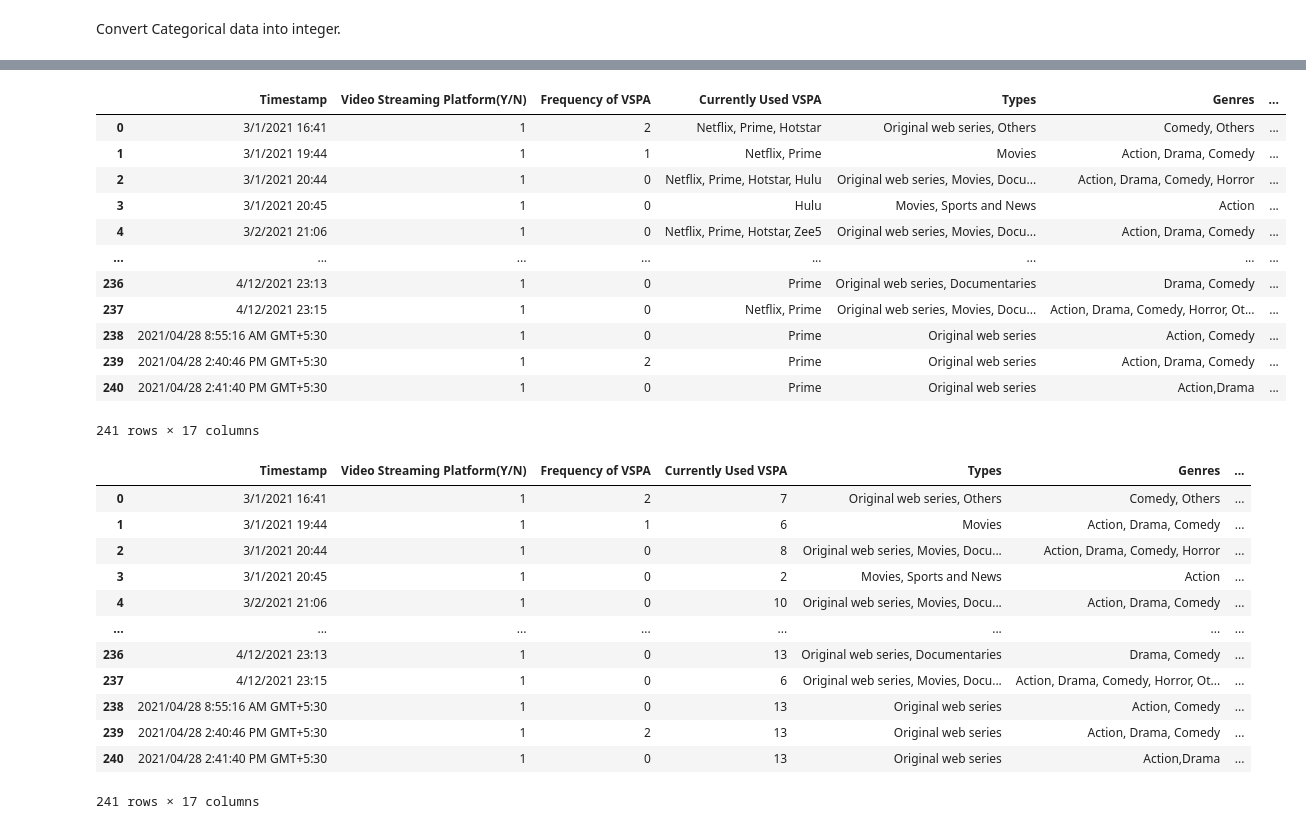
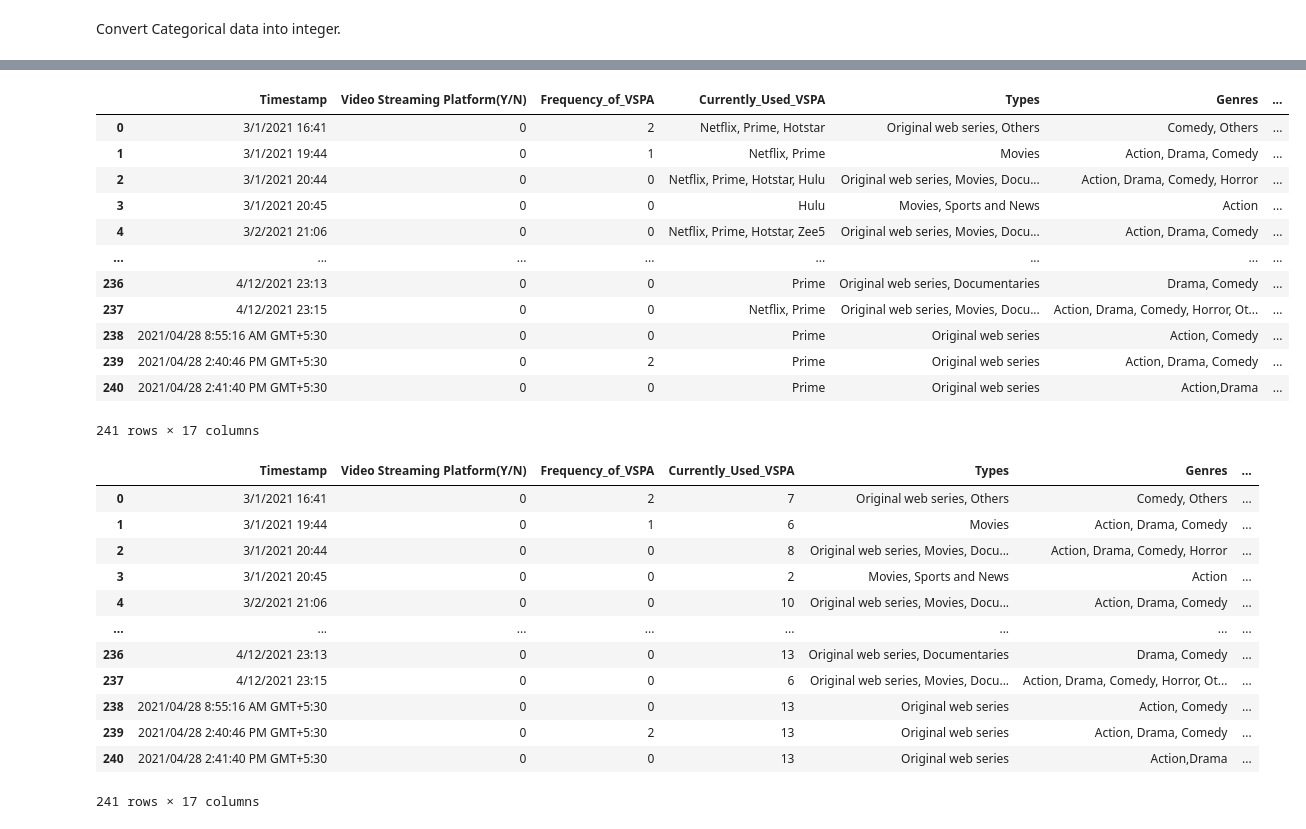
Before and after one commit to snehachauhan/project_final, a Jupyter notebook: OTT_int.ipynb, the cells around one changed output, grey strips where cells are left out. Drawn from its saved outputs; the diff is of its cells as text; code cells hidden in the pictures.

```diff
--- a/OTT_int.ipynb
+++ b/OTT_int.ipynb
@@ -469,20 +464,20 @@ Name: 16. Would you like to give any suggestion for the improvement., Length: 81
 # %% [markdown]
 Change the Column name of the dataset.
 # %%
-    data.rename(columns ={'1.  Do you use Video Streaming Platform?':'Video Streaming Platform(Y/N)', '2. How frequently you watch or stream online platforms ?':'Frequency of VSPA',
-                           '3. Which of the following Video Streaming Platform do you currently use?':'Currently Used VSPA',
+    data.rename(columns ={'1.  Do you use Video Streaming Platform?':'Video Streaming Platform(Y/N)', '2. How frequently you watch or stream online platforms ?':'Frequency_of_VSPA',
+                           '3. Which of the following Video Streaming Platform do you currently use?':'Currently_Used_VSPA',
                            '4. What do you watch the most on video streaming platform? ':'Types',
                            '5. Which type of web series or movies do you prefer most?':'Genres',
-                           '6.  Have you watch or familiar with these original web series of Netflix.':'Netflix Original Series',
-                           '7. Have you watch or familiar with these original web series of Amazon  Prime.':'Prime Original Series',
-                           '8. Have you watch or familiar with these original web series of Hotstar.':'Hotstar Original Series',
-                            '9. Have you watch or familiar with these original web series of Hulu.':'Hulu Original Series',
+                           '6.  Have you watch or familiar with these original web series of Netflix.':'Netflix_Originals',
+                           '7. Have you watch or familiar with these original web series of Amazon  Prime.':'Prime_Originals',
+                           '8. Have you watch or familiar with these original web series of Hotstar.':'Hotstar_Originals',
+                            '9. Have you watch or familiar with these original web series of Hulu.':'Hulu_Originals',
                             '10. What is your age?':'Age',
                            '11. From where did you get the idea of these web series.':'advertisement',
                             '12. On what basis you frequently choose your movies or web series.':'Selection',
-                           '13. How long you are using these video streaming platforms.':'Time Period',
+                           '13. How long you are using these video streaming platforms.':'Duration',
                             '14. Choose the features which you think is essential on your streaming platforms.':'Features',
-                            '15. How was your overall experience of video streaming platforms according to original web series.':'Overall Rating',
+                            '15. How was your overall experience of video streaming platforms according to original web series.':'Overall_Rating',
                             '16. Would you like to give any suggestion for the improvement.':'Suggestion'},inplace=True
                 )
 # %%
@@ -500,6 +495,6 @@ Convert Categorical data into integer.
 from sklearn.preprocessing import LabelEncoder
 number=LabelEncoder()
 # %%
-data['Video Streaming Platform(Y/N)']=number.fit_transform(data['Video Streaming Platform(Y/N)']).astype('str')
+data['Video Streaming Platform(Y/N)']=number.fit_transform(data['Video Streaming Platform(Y/N)']).astype('int')
 data
 # %% [output]
@@ -518,35 +513,35 @@ data
 241 rows × 17 columns
 # %%
-data['Frequency of VSPA']=number.fit_transform(data['Frequency of VSPA']).astype('str')
+data['Frequency_of_VSPA']=number.fit_transform(data['Frequency_of_VSPA']).astype('int')
 data
 # %% [output]
-|  | Timestamp | Video Streaming Platform(Y/N) | Frequency of VSPA | Currently Used VSPA | Types | Genres | ... |
-| 0 | 3/1/2021 16:41 | 1 | 2 | Netflix, Prime, Hotstar | Original web series, Others | Comedy, Others | ... |
-| 1 | 3/1/2021 19:44 | 1 | 1 | Netflix, Prime | Movies | Action, Drama, Comedy | ... |
-| 2 | 3/1/2021 20:44 | 1 | 0 | Netflix, Prime, Hotstar, Hulu | Original web series, Movies, Docu... | Action, Drama, Comedy, Horror | ... |
-| 3 | 3/1/2021 20:45 | 1 | 0 | Hulu | Movies, Sports and News | Action | ... |
-| 4 | 3/2/2021 21:06 | 1 | 0 | Netflix, Prime, Hotstar, Zee5 | Original web series, Movies, Docu... | Action, Drama, Comedy | ... |
+|  | Timestamp | Video Streaming Platform(Y/N) | Frequency_of_VSPA | Currently_Used_VSPA | Types | Genres | ... |
+| 0 | 3/1/2021 16:41 | 0 | 2 | Netflix, Prime, Hotstar | Original web series, Others | Comedy, Others | ... |
+| 1 | 3/1/2021 19:44 | 0 | 1 | Netflix, Prime | Movies | Action, Drama, Comedy | ... |
+| 2 | 3/1/2021 20:44 | 0 | 0 | Netflix, Prime, Hotstar, Hulu | Original web series, Movies, Docu... | Action, Drama, Comedy, Horror | ... |
+| 3 | 3/1/2021 20:45 | 0 | 0 | Hulu | Movies, Sports and News | Action | ... |
+| 4 | 3/2/2021 21:06 | 0 | 0 | Netflix, Prime, Hotstar, Zee5 | Original web series, Movies, Docu... | Action, Drama, Comedy | ... |
 | ... | ... | ... | ... | ... | ... | ... | ... |
-| 236 | 4/12/2021 23:13 | 1 | 0 | Prime | Original web series, Documentaries | Drama, Comedy | ... |
-| 237 | 4/12/2021 23:15 | 1 | 0 | Netflix, Prime | Original web series, Movies, Docu... | Action, Drama, Comedy, Horror, Ot... | ... |
-| 238 | 2021/04/28 8:55:16 AM GMT+5:30 | 1 | 0 | Prime | Original web series | Action, Comedy | ... |
-| 239 | 2021/04/28 2:40:46 PM GMT+5:30 | 1 | 2 | Prime | Original web series | Action, Drama, Comedy | ... |
-| 240 | 2021/04/28 2:41:40 PM GMT+5:30 | 1 | 0 | Prime | Original web series | Action,Drama | ... |
+| 236 | 4/12/2021 23:13 | 0 | 0 | Prime | Original web series, Documentaries | Drama, Comedy | ... |
+| 237 | 4/12/2021 23:15 | 0 | 0 | Netflix, Prime | Original web series, Movies, Docu... | Action, Drama, Comedy, Horror, Ot... | ... |
+| 238 | 2021/04/28 8:55:16 AM GMT+5:30 | 0 | 0 | Prime | Original web series | Action, Comedy | ... |
+| 239 | 2021/04/28 2:40:46 PM GMT+5:30 | 0 | 2 | Prime | Original web series | Action, Drama, Comedy | ... |
+| 240 | 2021/04/28 2:41:40 PM GMT+5:30 | 0 | 0 | Prime | Original web series | Action,Drama | ... |
 241 rows × 17 columns
 # %%
-data['Currently Used VSPA']=number.fit_transform(data['Currently Used VSPA']).astype('str')
+data['Currently_Used_VSPA']=number.fit_transform(data['Currently_Used_VSPA']).astype('int')
 data
 # %% [output]
-|  | Timestamp | Video Streaming Platform(Y/N) | Frequency of VSPA | Currently Used VSPA | Types | Genres | ... |
-| 0 | 3/1/2021 16:41 | 1 | 2 | 7 | Original web series, Others | Comedy, Others | ... |
-| 1 | 3/1/2021 19:44 | 1 | 1 | 6 | Movies | Action, Drama, Comedy | ... |
-| 2 | 3/1/2021 20:44 | 1 | 0 | 8 | Original web series, Movies, Docu... | Action, Drama, Comedy, Horror | ... |
-| 3 | 3/1/2021 20:45 | 1 | 0 | 2 | Movies, Sports and News | Action | ... |
-| 4 | 3/2/2021 21:06 | 1 | 0 | 10 | Original web series, Movies, Docu... | Action, Drama, Comedy | ... |
+|  | Timestamp | Video Streaming Platform(Y/N) | Frequency_of_VSPA | Currently_Used_VSPA | Types | Genres | ... |
+| 0 | 3/1/2021 16:41 | 0 | 2 | 7 | Original web series, Others | Comedy, Others | ... |
+| 1 | 3/1/2021 19:44 | 0 | 1 | 6 | Movies | Action, Drama, Comedy | ... |
+| 2 | 3/1/2021 20:44 | 0 | 0 | 8 | Original web series, Movies, Docu... | Action, Drama, Comedy, Horror | ... |
+| 3 | 3/1/2021 20:45 | 0 | 0 | 2 | Movies, Sports and News | Action | ... |
+| 4 | 3/2/2021 21:06 | 0 | 0 | 10 | Original web series, Movies, Docu... | Action, Drama, Comedy | ... |
 | ... | ... | ... | ... | ... | ... | ... | ... |
-| 236 | 4/12/2021 23:13 | 1 | 0 | 13 | Original web series, Documentaries | Drama, Comedy | ... |
-| 237 | 4/12/2021 23:15 | 1 | 0 | 6 | Original web series, Movies, Docu... | Action, Drama, Comedy, Horror, Ot... | ... |
-| 238 | 2021/04/28 8:55:16 AM GMT+5:30 | 1 | 0 | 13 | Original web series | Action, Comedy | ... |
-| 239 | 2021/04/28 2:40:46 PM GMT+5:30 | 1 | 2 | 13 | Original web series | Action, Drama, Comedy | ... |
-| 240 | 2021/04/28 2:41:40 PM GMT+5:30 | 1 | 0 | 13 | Original web series | Action,Drama | ... |
+| 236 | 4/12/2021 23:13 | 0 | 0 | 13 | Original web series, Documentaries | Drama, Comedy | ... |
+| 237 | 4/12/2021 23:15 | 0 | 0 | 6 | Original web series, Movies, Docu... | Action, Drama, Comedy, Horror, Ot... | ... |
+| 238 | 2021/04/28 8:55:16 AM GMT+5:30 | 0 | 0 | 13 | Original web series | Action, Comedy | ... |
+| 239 | 2021/04/28 2:40:46 PM GMT+5:30 | 0 | 2 | 13 | Original web series | Action, Drama, Comedy | ... |
+| 240 | 2021/04/28 2:41:40 PM GMT+5:30 | 0 | 0 | 13 | Original web series | Action,Drama | ... |
 241 rows × 17 columns
```
Also changed, not shown: parts of 49 cells of this notebook.
